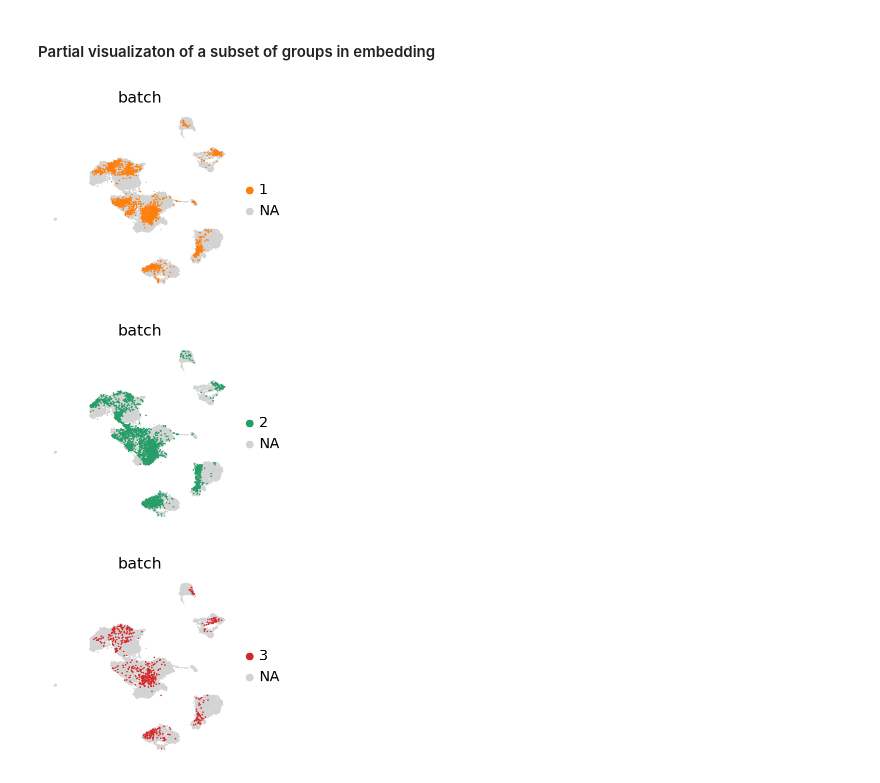
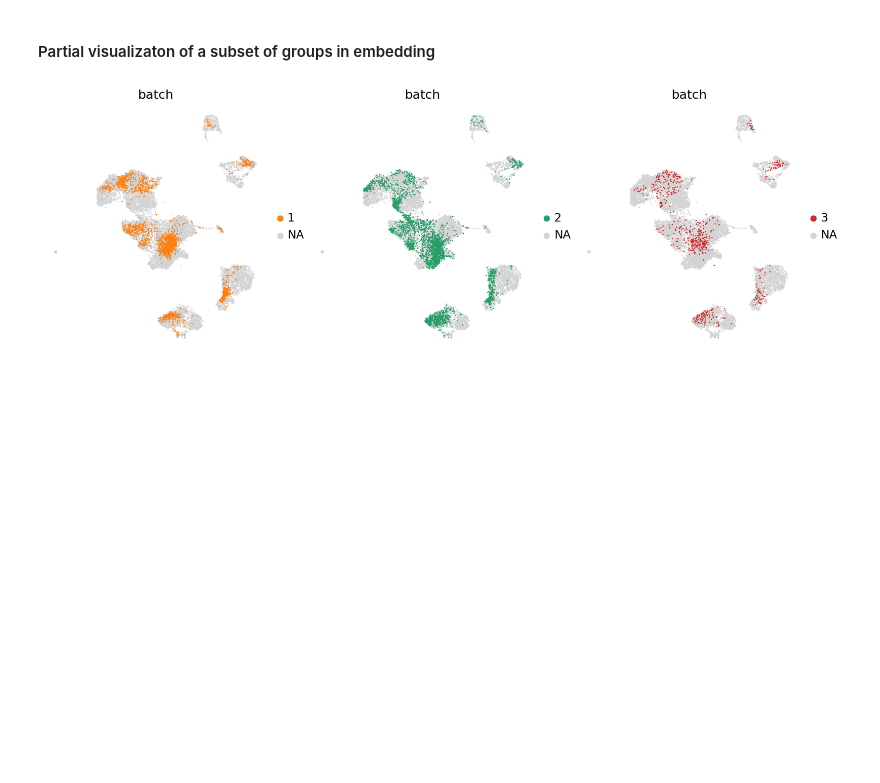
Before and after one commit to scverse/scanpy-tutorials, a Jupyter notebook: integrating-data-using-ingest.ipynb, the cells around one changed output. Cells and saved outputs as stored; diff of their text form; code cells hidden in the pictures; blank space fills up the shorter version.

```diff
--- a/integrating-data-using-ingest.ipynb
+++ b/integrating-data-using-ingest.ipynb
@@ -217,7 +218,7 @@ Choose one reference batch for training the model and setting up the neighborhoo
 
 As before, the model trained on the reference batch will explain the biological variation observed within it.
 # %%
-adata_ref = adata_all[adata_all.obs["batch"] == "0"]
+adata_ref = adata_all[adata_all.obs["batch"] == "0"].copy()
 # %% [markdown]
 Compute the PCA, neighbors and UMAP on the reference data.
 # %%
@@ -362,9 +362,10 @@ sc.pl.embedding_density(adata_concat, groupby="batch")
 # %% [markdown]
 #### Partial visualizaton of a subset of groups in embedding
 # %%
-for batch in ["1", "2", "3"]:
-    sc.pl.umap(adata_concat, color="batch", groups=[batch])
+import matplotlib.pyplot as plt
+
+fig, axes = plt.subplots(1, 3, figsize=(15, 5))
+for batch, ax in zip(["1", "2", "3"], axes):
+    sc.pl.umap(adata_concat, color="batch", groups=[batch], ax=ax, show=False)
 # %% [output]
-[figure, old version]
+[figure, new version]
-[figure, removed]
-[figure, removed]
```
Also changed, not shown: parts of 5 cells of this notebook.
